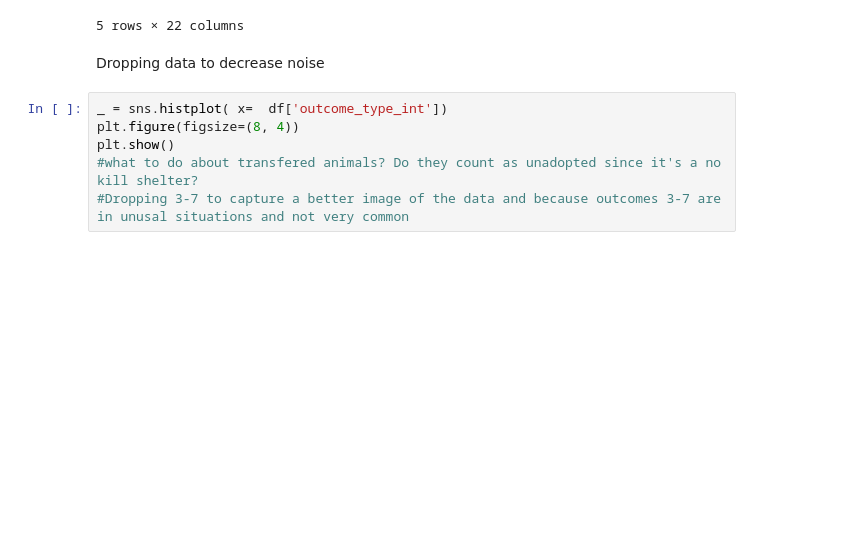
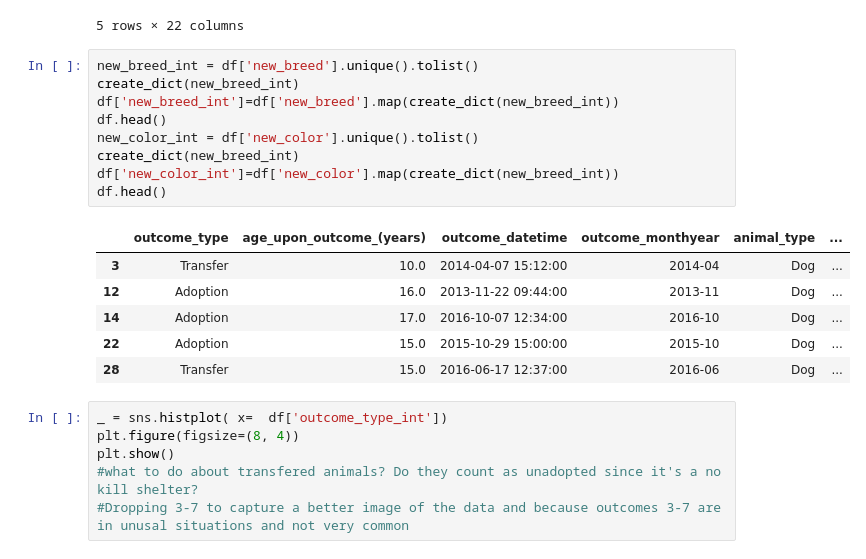
Before and after one commit to amandawhite013/CapstoneTwo, a Jupyter notebook: data_wrangling.ipynb, the cells around one changed output. Drawn from its saved outputs; the diff is of its cells as text; blank space fills up the shorter version.

```diff
--- a/data_wrangling.ipynb
+++ b/data_wrangling.ipynb
@@ -377,8 +377,22 @@ See the caveats in the documentation: https://pandas.pydata.org/pandas-docs/stab
 | 3 | Transfer | A047759 | 10.0 | 2014-04-07 15:12:00 | 2014-04 | ... |
 | 4 | Return to Owner | A134067 | 16.0 | 2013-11-16 11:54:00 | 2013-11 | ... |
 5 rows × 22 columns
-# %% [markdown]
-Dropping data to decrease noise
+# %%
+new_breed_int = df['new_breed'].unique().tolist()
+create_dict(new_breed_int)
+df['new_breed_int']=df['new_breed'].map(create_dict(new_breed_int))
+df.head()
+new_color_int = df['new_color'].unique().tolist()
+create_dict(new_breed_int)
+df['new_color_int']=df['new_color'].map(create_dict(new_breed_int))
+df.head()
+# %% [output]
+|  | outcome_type | age_upon_outcome_(years) | outcome_datetime | outcome_monthyear | animal_type | ... |
+| 3 | Transfer | 10.0 | 2014-04-07 15:12:00 | 2014-04 | Dog | ... |
+| 12 | Adoption | 16.0 | 2013-11-22 09:44:00 | 2013-11 | Dog | ... |
+| 14 | Adoption | 17.0 | 2016-10-07 12:34:00 | 2016-10 | Dog | ... |
+| 22 | Adoption | 15.0 | 2015-10-29 15:00:00 | 2015-10 | Dog | ... |
+| 28 | Transfer | 15.0 | 2016-06-17 12:37:00 | 2016-06 | Dog | ... |
 # %%
 _ = sns.histplot( x=  df['outcome_type_int'])
 plt.figure(figsize=(8, 4))
```
Also changed, not shown: parts of 7 cells of this notebook.
